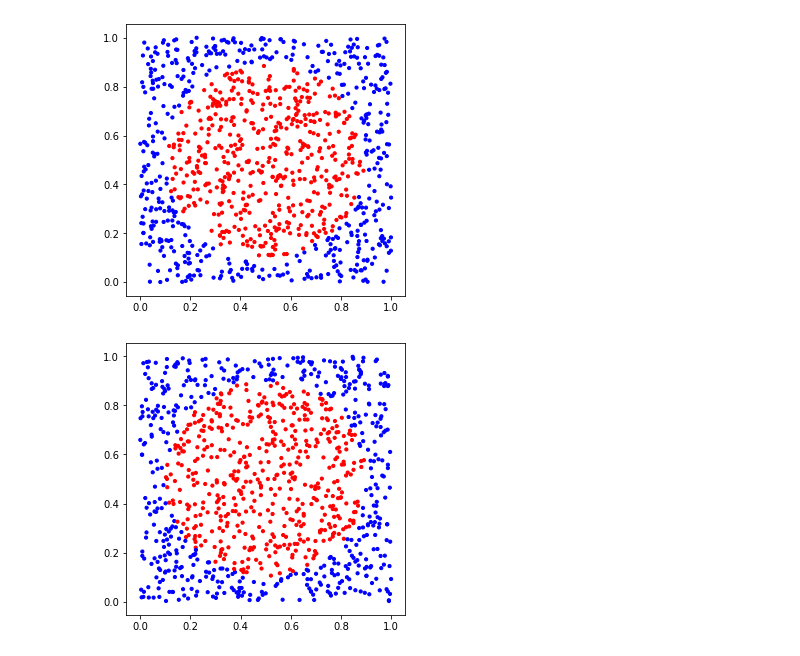
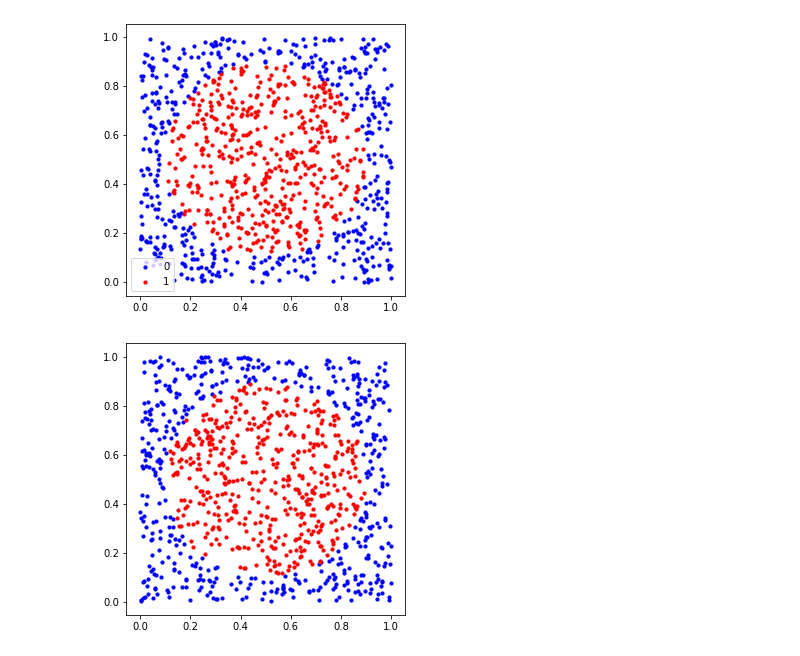
Before and after one commit to Battleman/EE559-miniprojects, a Jupyter notebook: Proj2/workbench.ipynb, the cells around one changed output. Saved outputs shown, nothing was run; the diff lists cells and outputs as text; code cells hidden in the pictures.

```diff
--- a/Proj2/workbench.ipynb
+++ b/Proj2/workbench.ipynb
@@ -14,12 +14,14 @@ torch.set_grad_enabled(False) # VERY IMPORTANT
 # %%
 data, labels = generate_disc_set(1000)
 validation_data, validation_labels = generate_disc_set(1000)
 
 plot_preds(data, labels)
+plt.legend()
+plt.savefig("images/dataset.png")
 plot_preds(validation_data, validation_labels)
 # %% [output]
-[figure, old version]
+[figure, new version]
-[figure, old version]
+[figure, new version]
 # %%
 # Global training parameters
 nb_epochs = 300
```
Also changed, not shown: parts of 4 cells of this notebook.
